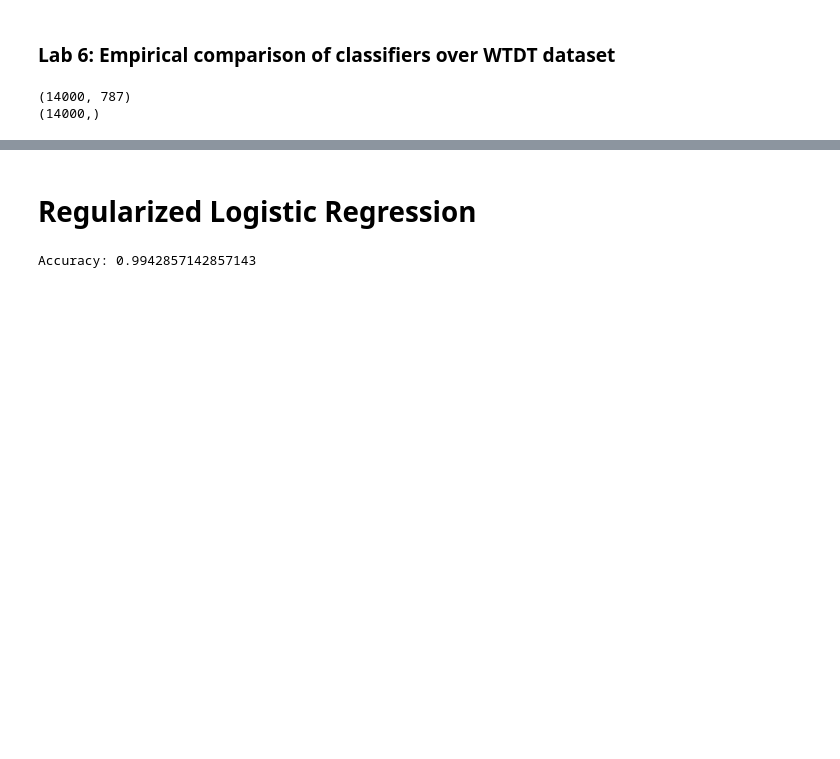
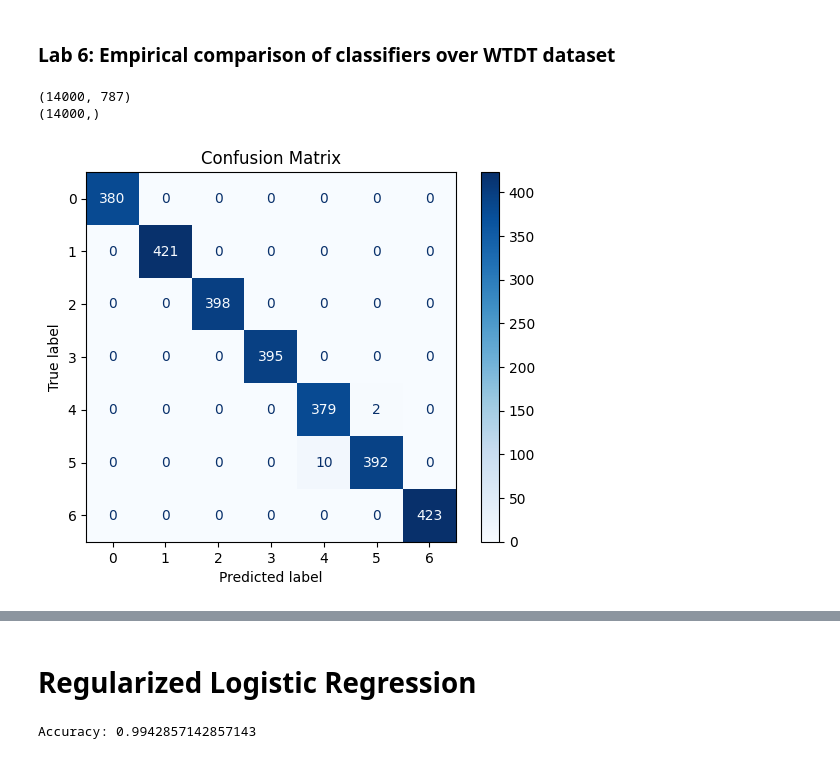
Before and after one commit to Diogo-Jorge-57593/AM, a Jupyter notebook: Lab6/basecode+dataset/clfbase.ipynb, the cells around one changed output, grey strips where cells are left out. Drawn from its saved outputs; the diff is of its cells as text; code cells hidden in the pictures; blank space fills up the shorter version.

```diff
--- a/Lab6/basecode+dataset/clfbase.ipynb
+++ b/Lab6/basecode+dataset/clfbase.ipynb
@@ -46,8 +46,20 @@ X_train, X_test, y_train, y_test = train_test_split(X, y, test_size=0.2)
 (14000, 787)
 (14000,)
 # %%
-C = 5.41314288836357e-05
-solver = 'saga'
-model = LogisticRegression(C=C, solver=solver, max_iter=10000)
-features = f"C={C}, solver={solver}"
-model.fit(X_train, y_train)
+from sklearn.ensemble import RandomForestClassifier
+model = RandomForestClassifier(class_weight='balanced')
+# %%
+model.fit(X, y)
+y_pred = model.predict(X_test)
+# %%
+# Plot the confusion matrix
+from sklearn.metrics import ConfusionMatrixDisplay, confusion_matrix
+
+# Compute the confusion matrix
+conf_matrix = confusion_matrix(y_test, y_pred)
+disp = ConfusionMatrixDisplay(confusion_matrix=conf_matrix, display_labels=np.unique(y))
+disp.plot(cmap=plt.cm.Blues)
+plt.title("Confusion Matrix")
+plt.show()
+# %% [output]
+[figure, added]
```
Also changed, not shown: parts of 5 cells of this notebook, 45 other files.
